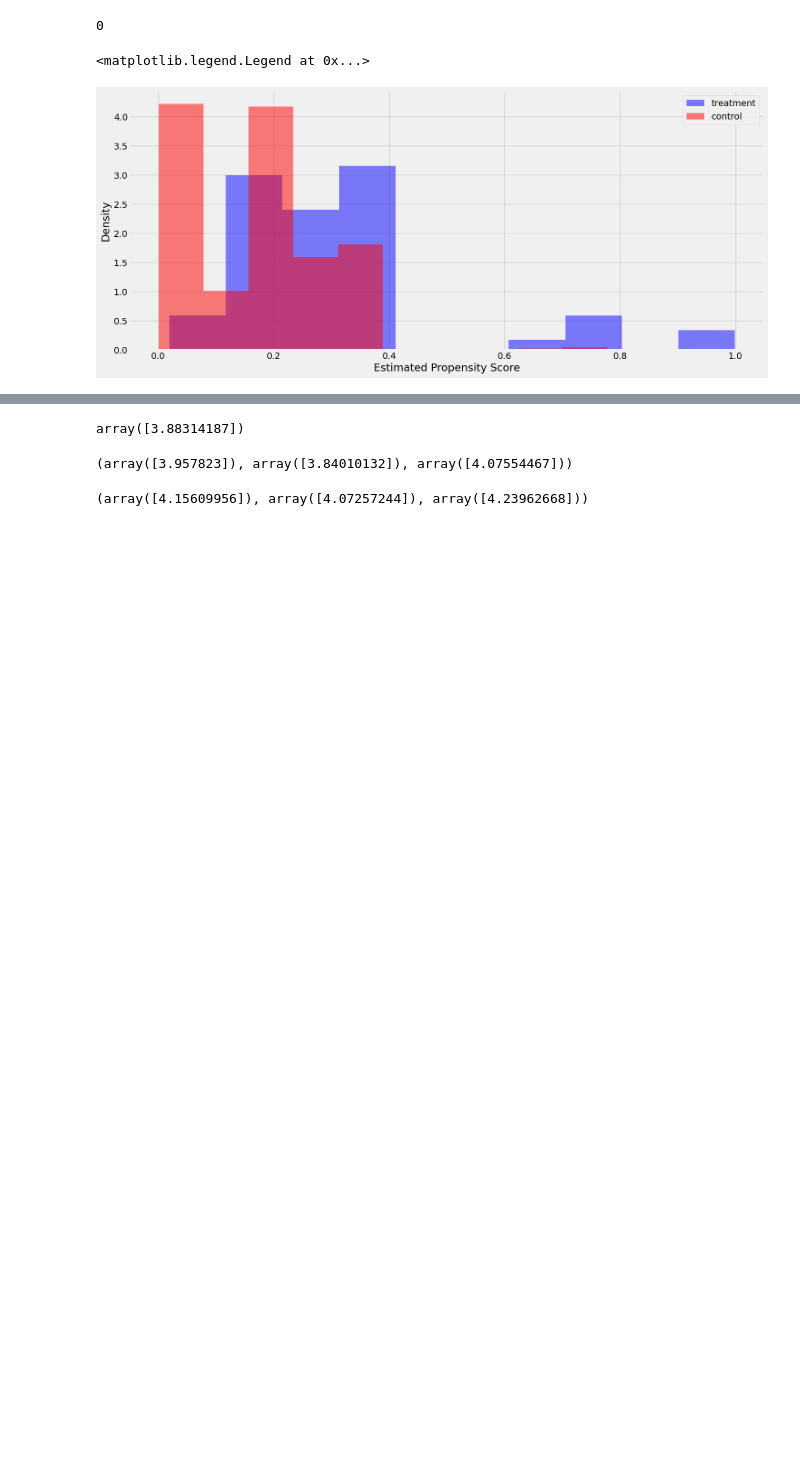
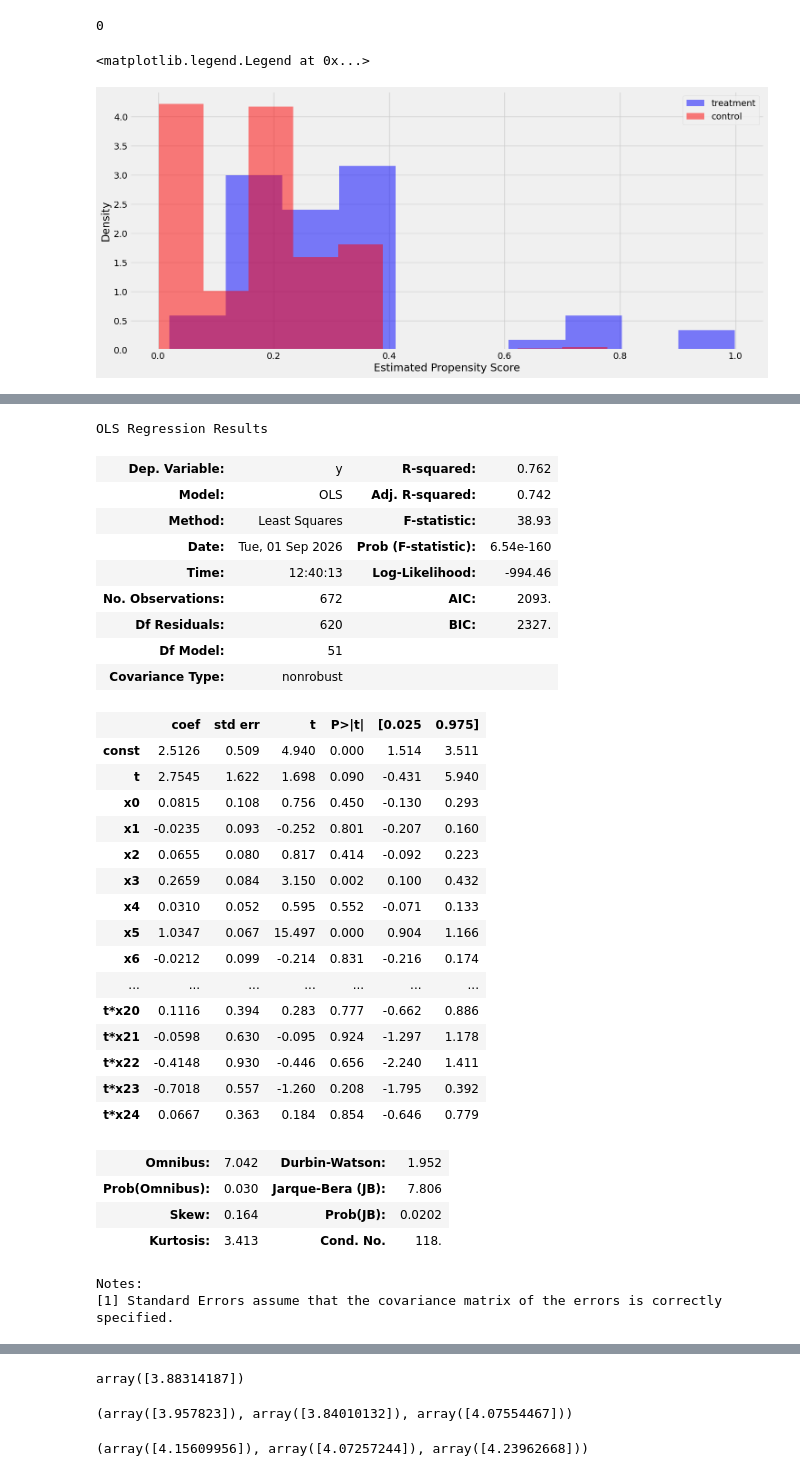
Before and after one commit to cainemerrick98/causal-inference, a Jupyter notebook: MetaLearners-InfantDevelopment/notebook.ipynb, the cells around one changed output, grey strips where cells are left out. Drawn from its saved outputs; the diff is of its cells as text; code cells hidden in the pictures; blank space fills up the shorter version.

Commit message:
added linear regression and X-learner explanation

```diff
--- a/MetaLearners-InfantDevelopment/notebook.ipynb
+++ b/MetaLearners-InfantDevelopment/notebook.ipynb
@@ -98,5 +102,50 @@ And why doesn't it work in this scenario (interactions, statistical power)
+# %%
+def create_design_matrix(X, w):
+    interactions = (X.T * w).T
+    X_design = pd.DataFrame(data={
+        "t": w,
+        **X.to_dict(orient='list'),
+        **{f"t*{col}": interactions[col] for col in X.columns}
+    })
+    return X_design
 # %%
 # LR estimate
+X_lr = create_design_matrix(X_tr, w_tr)
+lr = sm.OLS(y_tr, sm.add_constant(X_lr)).fit()
+lr.summary()
+# %% [output]
+OLS Regression Results
+| Dep. Variable: | y | R-squared: | 0.762 |
+| Model: | OLS | Adj. R-squared: | 0.742 |
+| Method: | Least Squares | F-statistic: | 38.93 |
+| Date: | Tue, 01 Sep 2026 | Prob (F-statistic): | 6.54e-160 |
+| Time: | 12:40:13 | Log-Likelihood: | -994.46 |
+| No. Observations: | 672 | AIC: | 2093. |
+| Df Residuals: | 620 | BIC: | 2327. |
+| Df Model: | 51 |  |  |
+| Covariance Type: | nonrobust |  |  |
+|  | coef | std err | t | P>|t| | [0.025 | 0.975] |
+| const | 2.5126 | 0.509 | 4.940 | 0.000 | 1.514 | 3.511 |
+| t | 2.7545 | 1.622 | 1.698 | 0.090 | -0.431 | 5.940 |
+| x0 | 0.0815 | 0.108 | 0.756 | 0.450 | -0.130 | 0.293 |
+| x1 | -0.0235 | 0.093 | -0.252 | 0.801 | -0.207 | 0.160 |
+| x2 | 0.0655 | 0.080 | 0.817 | 0.414 | -0.092 | 0.223 |
+| x3 | 0.2659 | 0.084 | 3.150 | 0.002 | 0.100 | 0.432 |
+| x4 | 0.0310 | 0.052 | 0.595 | 0.552 | -0.071 | 0.133 |
+| x5 | 1.0347 | 0.067 | 15.497 | 0.000 | 0.904 | 1.166 |
+| x6 | -0.0212 | 0.099 | -0.214 | 0.831 | -0.216 | 0.174 |
+| ... | ... | ... | ... | ... | ... | ... |
+| t*x20 | 0.1116 | 0.394 | 0.283 | 0.777 | -0.662 | 0.886 |
+| t*x21 | -0.0598 | 0.630 | -0.095 | 0.924 | -1.297 | 1.178 |
+| t*x22 | -0.4148 | 0.930 | -0.446 | 0.656 | -2.240 | 1.411 |
+| t*x23 | -0.7018 | 0.557 | -1.260 | 0.208 | -1.795 | 0.392 |
+| t*x24 | 0.0667 | 0.363 | 0.184 | 0.854 | -0.646 | 0.779 |
+| Omnibus: | 7.042 | Durbin-Watson: | 1.952 |
+| Prob(Omnibus): | 0.030 | Jarque-Bera (JB): | 7.806 |
+| Skew: | 0.164 | Prob(JB): | 0.0202 |
+| Kurtosis: | 3.413 | Cond. No. | 118. |
+Notes:
+[1] Standard Errors assume that the covariance matrix of the errors is correctly specified.
 # %% [markdown]
 # Meta Learners
 
```
Also changed, not shown: parts of 5 cells of this notebook.
